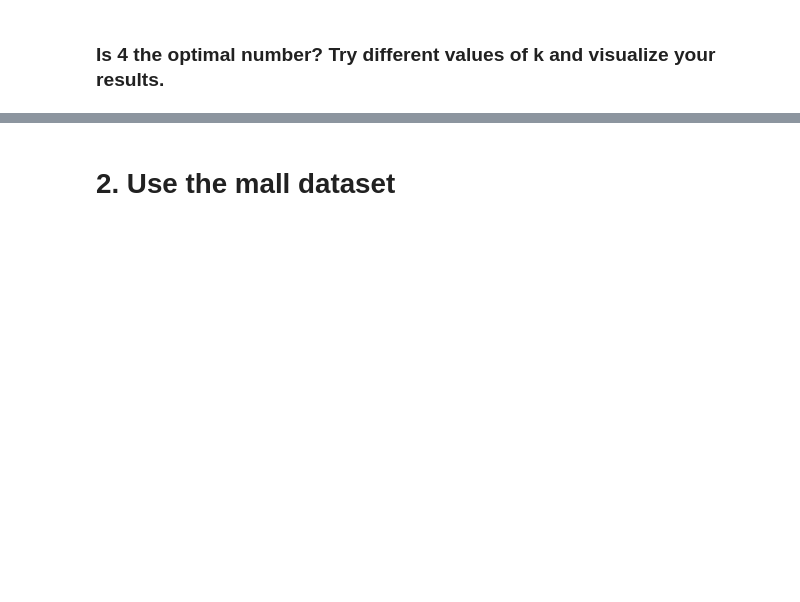
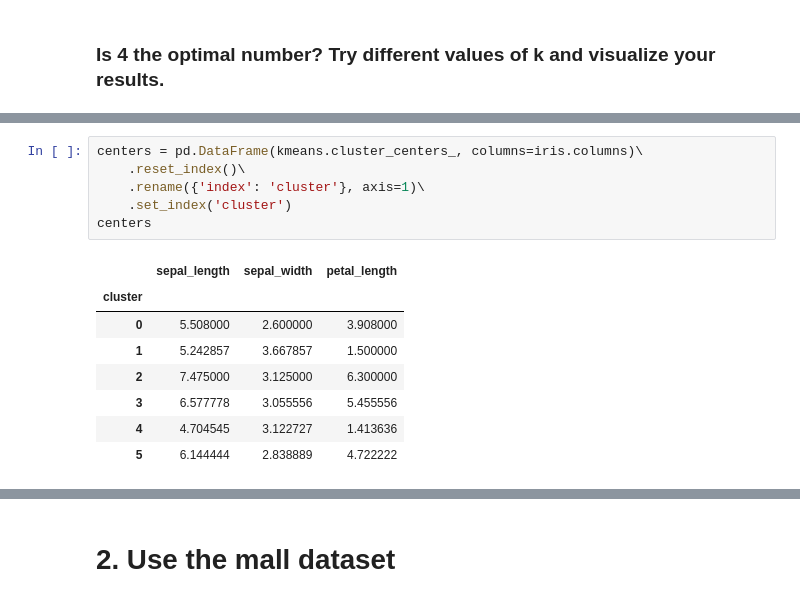
Before and after one commit to Tim-Sotirhos/ds-methodologies-exercises, a Jupyter notebook: clustering/modeling.ipynb, the cells around one changed output, grey strips where cells are left out. Saved outputs shown, nothing was run; the diff lists cells and outputs as text; blank space fills up the shorter version.

```diff
--- a/clustering/modeling.ipynb
+++ b/clustering/modeling.ipynb
@@ -60,0 +101,15 @@ array([[5.53214286, 2.63571429, 3.96071429],
+# %%
+centers = pd.DataFrame(kmeans.cluster_centers_, columns=iris.columns)\
+    .reset_index()\
+    .rename({'index': 'cluster'}, axis=1)\
+    .set_index('cluster')
+centers
+# %% [output]
+|  | sepal_length | sepal_width | petal_length |
+| cluster |  |  |  |
+| 0 | 5.508000 | 2.600000 | 3.908000 |
+| 1 | 5.242857 | 3.667857 | 1.500000 |
+| 2 | 7.475000 | 3.125000 | 6.300000 |
+| 3 | 6.577778 | 3.055556 | 5.455556 |
+| 4 | 4.704545 | 3.122727 | 1.413636 |
+| 5 | 6.144444 | 2.838889 | 4.722222 |
```
Also changed, not shown: parts of 11 cells of this notebook.
